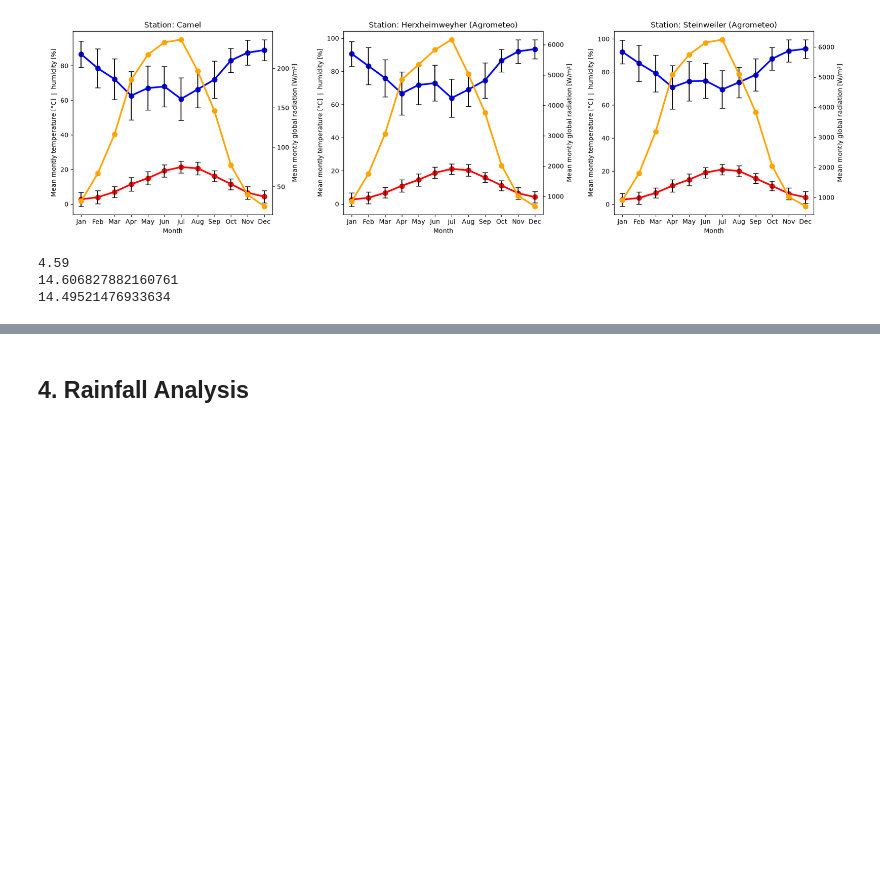
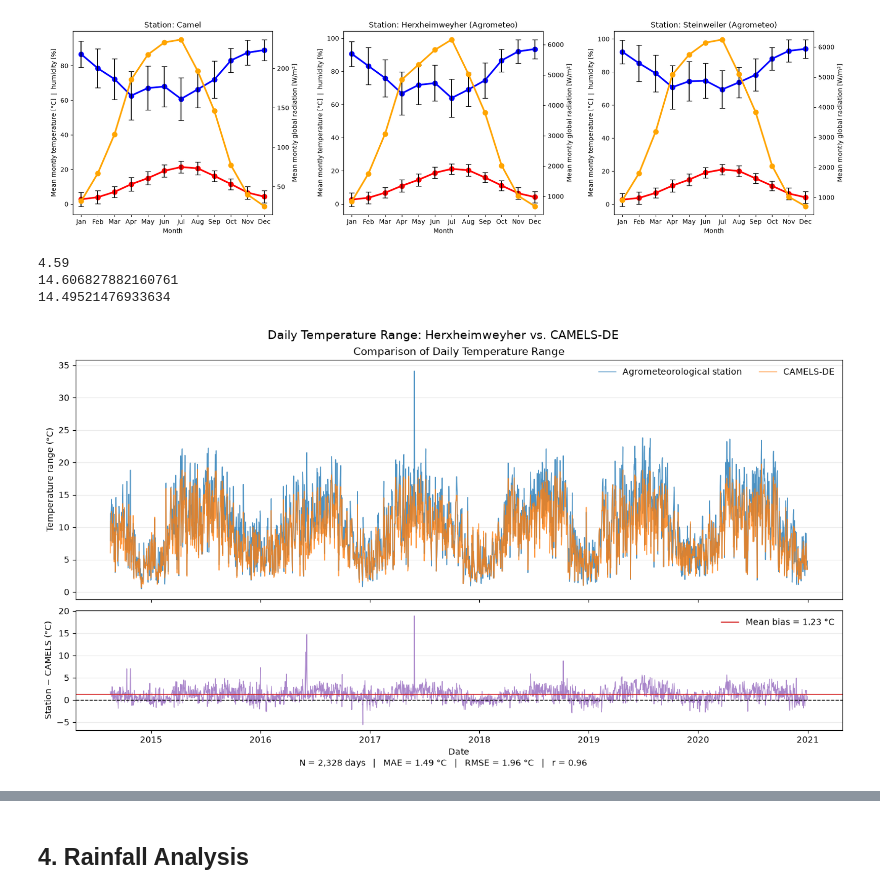
Before and after one commit to danielsehr/ACP4-Seminar, a Jupyter notebook: src/ACP4/main.ipynb, the cells around one changed output, grey strips where cells are left out. Drawn from its saved outputs; the diff is of its cells as text; code cells hidden in the pictures; blank space fills up the shorter version.

```diff
--- a/src/ACP4/main.ipynb
+++ b/src/ACP4/main.ipynb
@@ -316,6 +316,99 @@ print(df_pet_steinweiler.quantile(q=0.95))
 4.59
 14.606827882160761
 14.49521476933634
+# %%
+temp_diff_agro = (
+    data.agro_herxheimweyher["temperature_max"]
+    - data.agro_herxheimweyher["temperature_min"]
+)
+
+temp_diff_camel = (
+    data.camel["temperature_max"]
+    - data.camel["temperature_min"]
+)
+
+# Align both time series to identical dates
+comparison = pd.concat(
+    {
+        "Agrometeorological station": temp_diff_agro,
+        "CAMELS-DE": temp_diff_camel,
+    },
+    axis=1,
+).dropna()
+
+comparison["Difference"] = (
+    comparison["Agrometeorological station"] - comparison["CAMELS-DE"]
+)
+
+# Summary statistics
+bias = comparison["Difference"].mean()
+mae = comparison["Difference"].abs().mean()
+rmse = (comparison["Difference"].pow(2).mean()) ** 0.5
+correlation = comparison.iloc[:, :2].corr().iloc[0, 1]
+
+fig, (ax1, ax2) = plt.subplots(
+    2, 1,
+    figsize=(13, 7),
+    sharex=True,
+    gridspec_kw={"height_ratios": [2, 1]},
+    layout="constrained",
+)
+
+# Upper panel: temperature range
+ax1.plot(
+    comparison.index,
+    comparison["Agrometeorological station"],
+    label="Agrometeorological station",
+    linewidth=1.0,
+    alpha=0.8,
+)
+ax1.plot(
+    comparison.index,
+    comparison["CAMELS-DE"],
+    label="CAMELS-DE",
+    linewidth=1.0,
+    alpha=0.8,
+)
+
+ax1.set_title("Comparison of Daily Temperature Range")
+ax1.set_ylabel("Temperature range (°C)")
+ax1.legend(frameon=False, ncols=2)
+ax1.grid(axis="y", alpha=0.25)
+
+# Lower panel: difference
+ax2.plot(
+    comparison.index,
+    comparison["Difference"],
+    color="tab:purple",
+    linewidth=0.8,
+    alpha=0.8,
+)
+ax2.axhline(0, color="black", linewidth=1, linestyle="--")
+ax2.axhline(bias, color="tab:red", linewidth=1.2, linestyle="-",
+            label=f"Mean bias = {bias:.2f} °C")
+
+ax2.set_ylabel("Station − CAMELS (°C)")
+ax2.set_xlabel("Date")
+ax2.grid(axis="y", alpha=0.25)
+ax2.legend(frameon=False)
+
+fig.suptitle(
+    "Daily Temperature Range: Herxheimweyher vs. CAMELS-DE",
+    fontsize=14,
+)
+
+# Summary statistics in the figure
+stats = (
+    f"N = {len(comparison):,} days   |   "
+    f"MAE = {mae:.2f} °C   |   "
+    f"RMSE = {rmse:.2f} °C   |   "
+    f"r = {correlation:.2f}"
+)
+fig.text(0.5, -0.015, stats, ha="center", fontsize=10)
+
+plt.show()
+# %% [output]
+[figure, added]
 # %%
 # 3.5 (...) and compare to the CAMELS PET value.
 plot = plot_both_pet_comparison(
```
Also changed, not shown: parts of 2 cells of this notebook.
